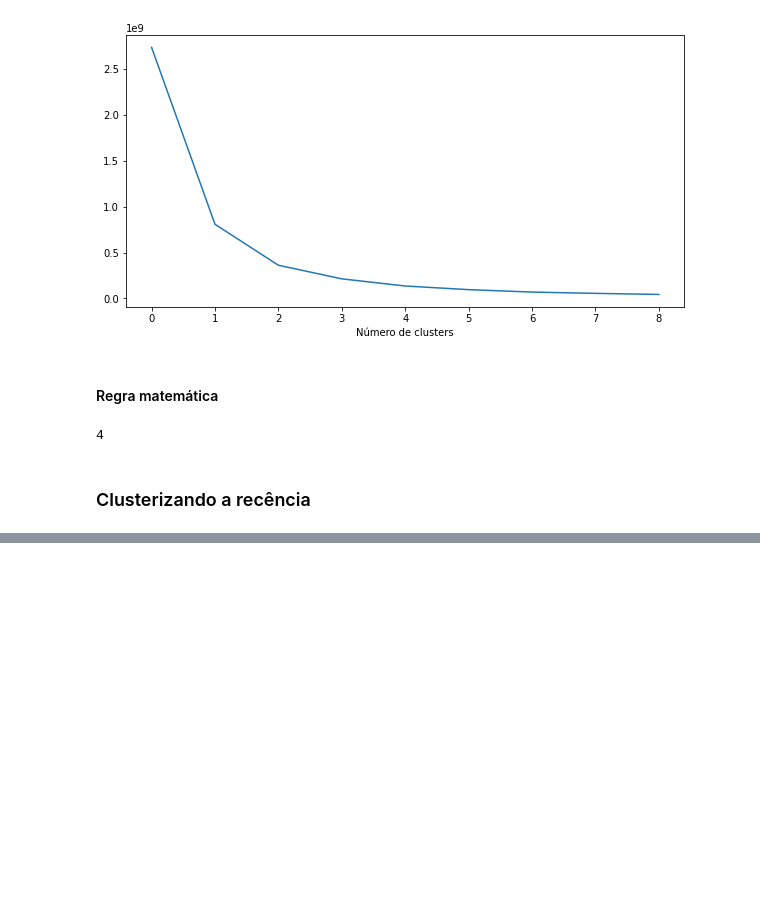
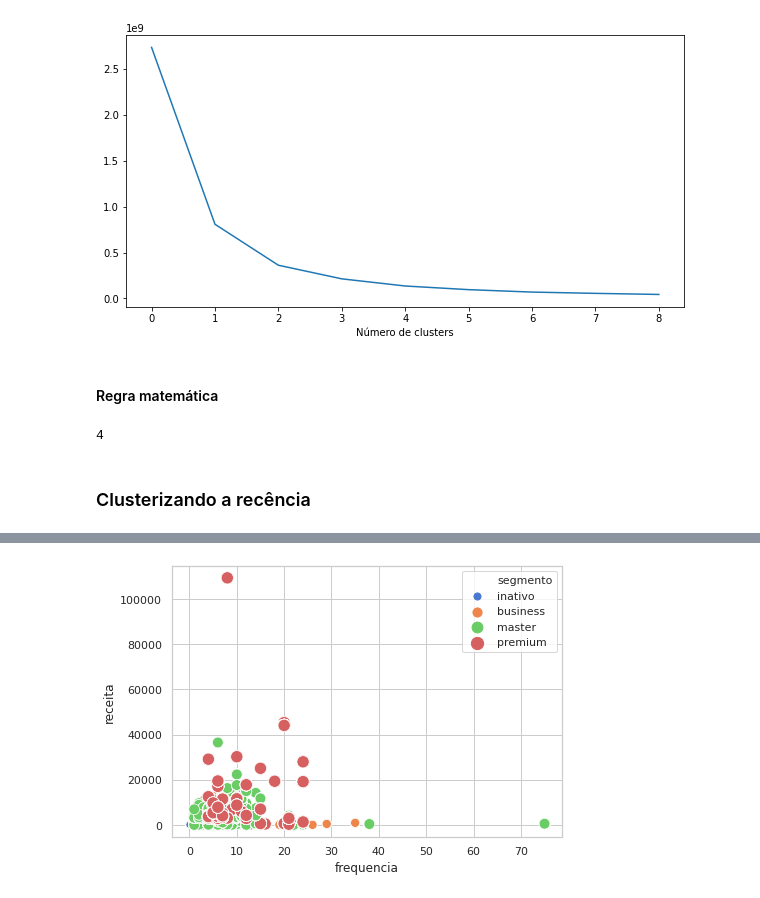
Before and after one commit to LilianeAquino/notebooks_cursos_alura, a Jupyter notebook: Clusterização de dados: Segmentação de clientes/clusterização_segmentação_clientes.ipynb, the cells around one changed output, grey strips where cells are left out. Saved outputs shown, nothing was run; the diff lists cells and outputs as text; code cells hidden in the pictures; blank space fills up the shorter version.

```diff
--- a/Clusterização de dados: Segmentação de clientes/clusterização_segmentação_clientes.ipynb
+++ b/Clusterização de dados: Segmentação de clientes/clusterização_segmentação_clientes.ipynb
@@ -193,0 +267,4 @@ df_usuario.groupby('recencia_cluster')['recencia'].describe()
+# %%
+plot_segmento('frequencia', 'receita', df_final)
+# %% [output]
+[figure, added]
```
Also changed, not shown: parts of 19 cells of this notebook.
